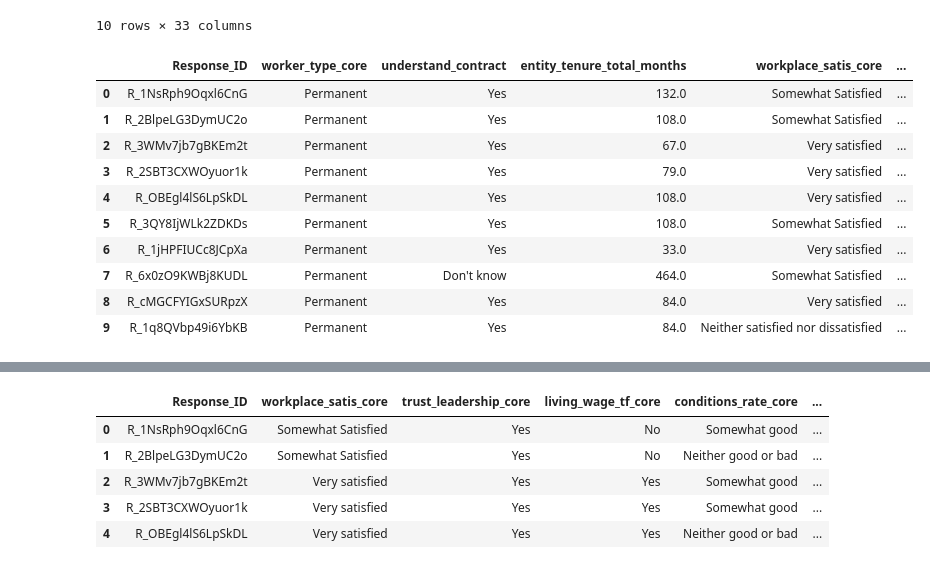
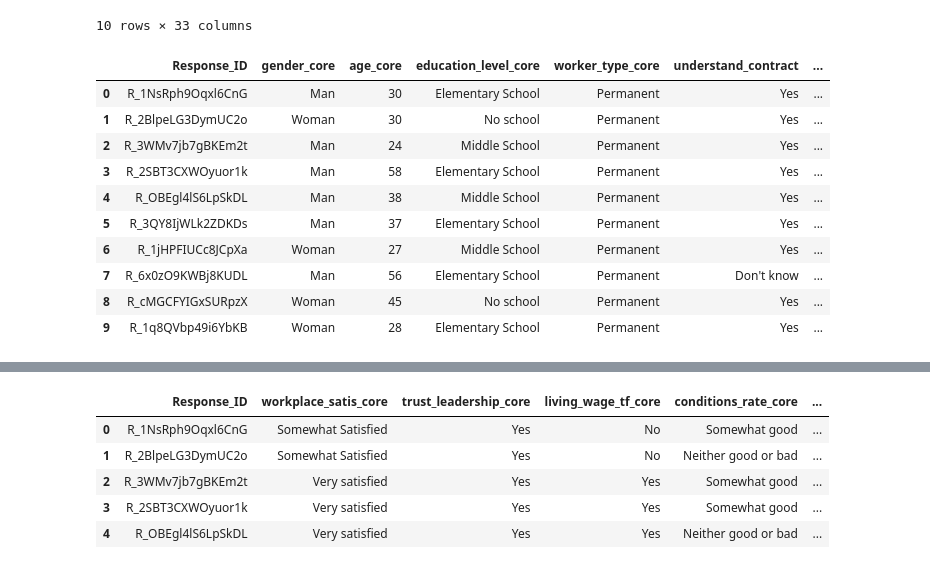
Before and after one commit to andreabassetti/fairtrade, a Jupyter notebook: fairtrade_clean_data.ipynb, the cells around one changed output, grey strips where cells are left out. Cells and saved outputs as stored; diff of their text form; code cells hidden in the pictures.

```diff
--- a/fairtrade_clean_data.ipynb
+++ b/fairtrade_clean_data.ipynb
@@ -24,27 +24,25 @@ fairtrade_df.head(10)
 # %%
 # Change column names
 fairtrade_df.rename(columns = {'entity_tenure - Months':'entity_tenure_total_months','Response ID':'Response_ID'}, inplace = True)
 
 # Drop columns
-fairtrade_df.drop(['Survey Number','ch_account_name','gender_core','age_core',
-                   'education_level_core','entity_seasons','work_last_season_tf','num_week_income_core_usd',
+fairtrade_df.drop(['Survey Number','ch_account_name','entity_seasons','work_last_season_tf','num_week_income_core_usd',
                    'num_week_income_core_mxn','weeks_per_year','income_change_core','save_money_tf_core',
-                   'financial_resilience_core','unsafe_reason_ms_core','management_complaint_treatment_core',
-                   'leadership_feedback_core','leadership_satisfaction_core','injury_last_year','Unnamed: 32'], axis=1, inplace=True)
+                   'financial_resilience_core','unsafe_reason_ms_core','leadership_satisfaction_core','injury_last_year','Unnamed: 32'], axis=1, inplace=True)
 
 fairtrade_df.head(10)
 # %% [output]
-|  | Response_ID | worker_type_core | understand_contract | entity_tenure_total_months | workplace_satis_core | ... |
-| 0 | R_1NsRph9Oqxl6CnG | Permanent | Yes | 132.0 | Somewhat Satisfied | ... |
-| 1 | R_2BlpeLG3DymUC2o | Permanent | Yes | 108.0 | Somewhat Satisfied | ... |
-| 2 | R_3WMv7jb7gBKEm2t | Permanent | Yes | 67.0 | Very satisfied | ... |
-| 3 | R_2SBT3CXWOyuor1k | Permanent | Yes | 79.0 | Very satisfied | ... |
-| 4 | R_OBEgl4lS6LpSkDL | Permanent | Yes | 108.0 | Very satisfied | ... |
-| 5 | R_3QY8IjWLk2ZDKDs | Permanent | Yes | 108.0 | Somewhat Satisfied | ... |
-| 6 | R_1jHPFIUCc8JCpXa | Permanent | Yes | 33.0 | Very satisfied | ... |
-| 7 | R_6x0zO9KWBj8KUDL | Permanent | Don't know | 464.0 | Somewhat Satisfied | ... |
-| 8 | R_cMGCFYIGxSURpzX | Permanent | Yes | 84.0 | Very satisfied | ... |
-| 9 | R_1q8QVbp49i6YbKB | Permanent | Yes | 84.0 | Neither satisfied nor dissatisfied | ... |
+|  | Response_ID | gender_core | age_core | education_level_core | worker_type_core | understand_contract | ... |
+| 0 | R_1NsRph9Oqxl6CnG | Man | 30 | Elementary School | Permanent | Yes | ... |
+| 1 | R_2BlpeLG3DymUC2o | Woman | 30 | No school | Permanent | Yes | ... |
+| 2 | R_3WMv7jb7gBKEm2t | Man | 24 | Middle School | Permanent | Yes | ... |
+| 3 | R_2SBT3CXWOyuor1k | Man | 58 | Elementary School | Permanent | Yes | ... |
+| 4 | R_OBEgl4lS6LpSkDL | Man | 38 | Middle School | Permanent | Yes | ... |
+| 5 | R_3QY8IjWLk2ZDKDs | Man | 37 | Elementary School | Permanent | Yes | ... |
+| 6 | R_1jHPFIUCc8JCpXa | Woman | 27 | Middle School | Permanent | Yes | ... |
+| 7 | R_6x0zO9KWBj8KUDL | Man | 56 | Elementary School | Permanent | Don't know | ... |
+| 8 | R_cMGCFYIGxSURpzX | Woman | 45 | No school | Permanent | Yes | ... |
+| 9 | R_1q8QVbp49i6YbKB | Woman | 28 | Elementary School | Permanent | Yes | ... |
 # %%
 # Drop rows that contain  refused or don't know
 
```
Also changed, not shown: parts of 10 cells of this notebook.
